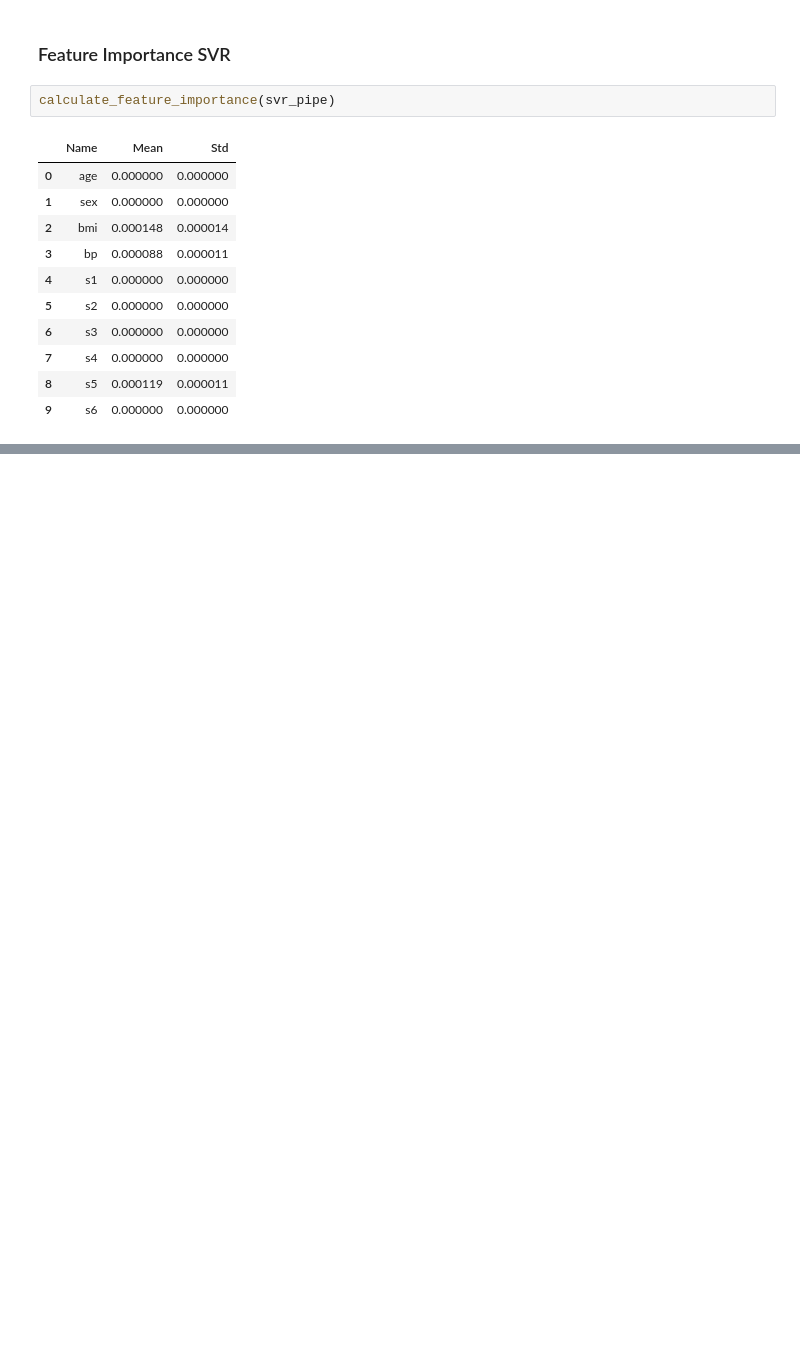
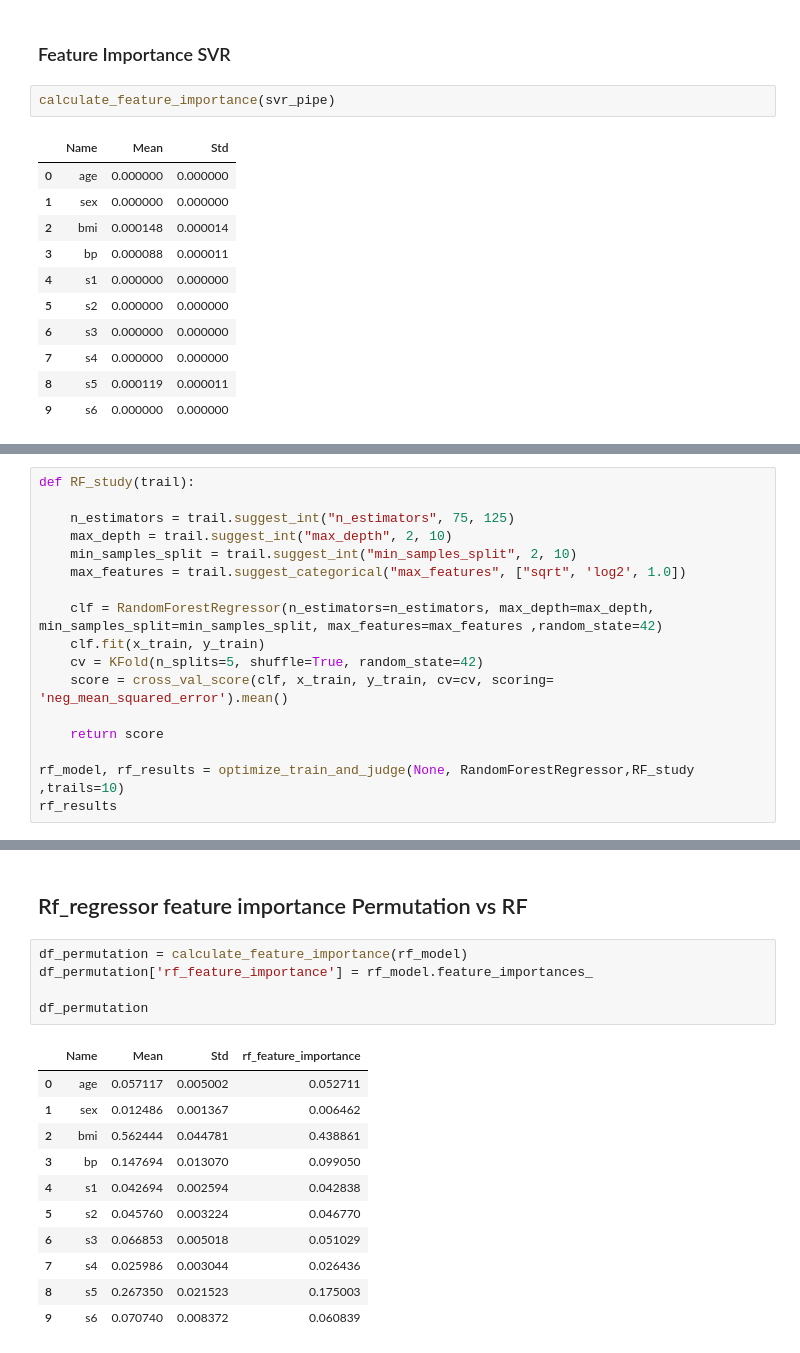
Before and after one commit to xXKeNdAmAmAsTeRXx/Machine-Learning-Tasks, a Jupyter notebook: Model_Selection_and_Regularization/Regression - Diabetes Dataset.ipynb, the cells around one changed output, grey strips where cells are left out. Cells and saved outputs as stored; diff of their text form; blank space fills up the shorter version.

Commit message:
rf + baseline, permutation vs rf importance

```diff
--- a/Model_Selection_and_Regularization/Regression - Diabetes Dataset.ipynb
+++ b/Model_Selection_and_Regularization/Regression - Diabetes Dataset.ipynb
@@ -689,0 +701,17 @@ calculate_feature_importance(svr_pipe)
+# %%
+def RF_study(trail):
+
+    n_estimators = trail.suggest_int("n_estimators", 75, 125)
+    max_depth = trail.suggest_int("max_depth", 2, 10)
+    min_samples_split = trail.suggest_int("min_samples_split", 2, 10)
+    max_features = trail.suggest_categorical("max_features", ["sqrt", 'log2', 1.0])
+
+    clf = RandomForestRegressor(n_estimators=n_estimators, max_depth=max_depth, min_samples_split=min_samples_split, max_features=max_features ,random_state=42)
+    clf.fit(x_train, y_train)
+    cv = KFold(n_splits=5, shuffle=True, random_state=42)
+    score = cross_val_score(clf, x_train, y_train, cv=cv, scoring= 'neg_mean_squared_error').mean()
+
+    return score
+
+rf_model, rf_results = optimize_train_and_judge(None, RandomForestRegressor,RF_study ,trails=10)
+rf_results
@@ -689,0 +745,19 @@ calculate_feature_importance(svr_pipe)
+# %% [markdown]
+## Rf_regressor feature importance Permutation vs RF
+# %%
+df_permutation = calculate_feature_importance(rf_model)
+df_permutation['rf_feature_importance'] = rf_model.feature_importances_
+
+df_permutation
+# %% [output]
+|  | Name | Mean | Std | rf_feature_importance |
+| 0 | age | 0.057117 | 0.005002 | 0.052711 |
+| 1 | sex | 0.012486 | 0.001367 | 0.006462 |
+| 2 | bmi | 0.562444 | 0.044781 | 0.438861 |
+| 3 | bp | 0.147694 | 0.013070 | 0.099050 |
+| 4 | s1 | 0.042694 | 0.002594 | 0.042838 |
+| 5 | s2 | 0.045760 | 0.003224 | 0.046770 |
+| 6 | s3 | 0.066853 | 0.005018 | 0.051029 |
+| 7 | s4 | 0.025986 | 0.003044 | 0.026436 |
+| 8 | s5 | 0.267350 | 0.021523 | 0.175003 |
+| 9 | s6 | 0.070740 | 0.008372 | 0.060839 |
```
Also changed, not shown: parts of 5 cells of this notebook.
